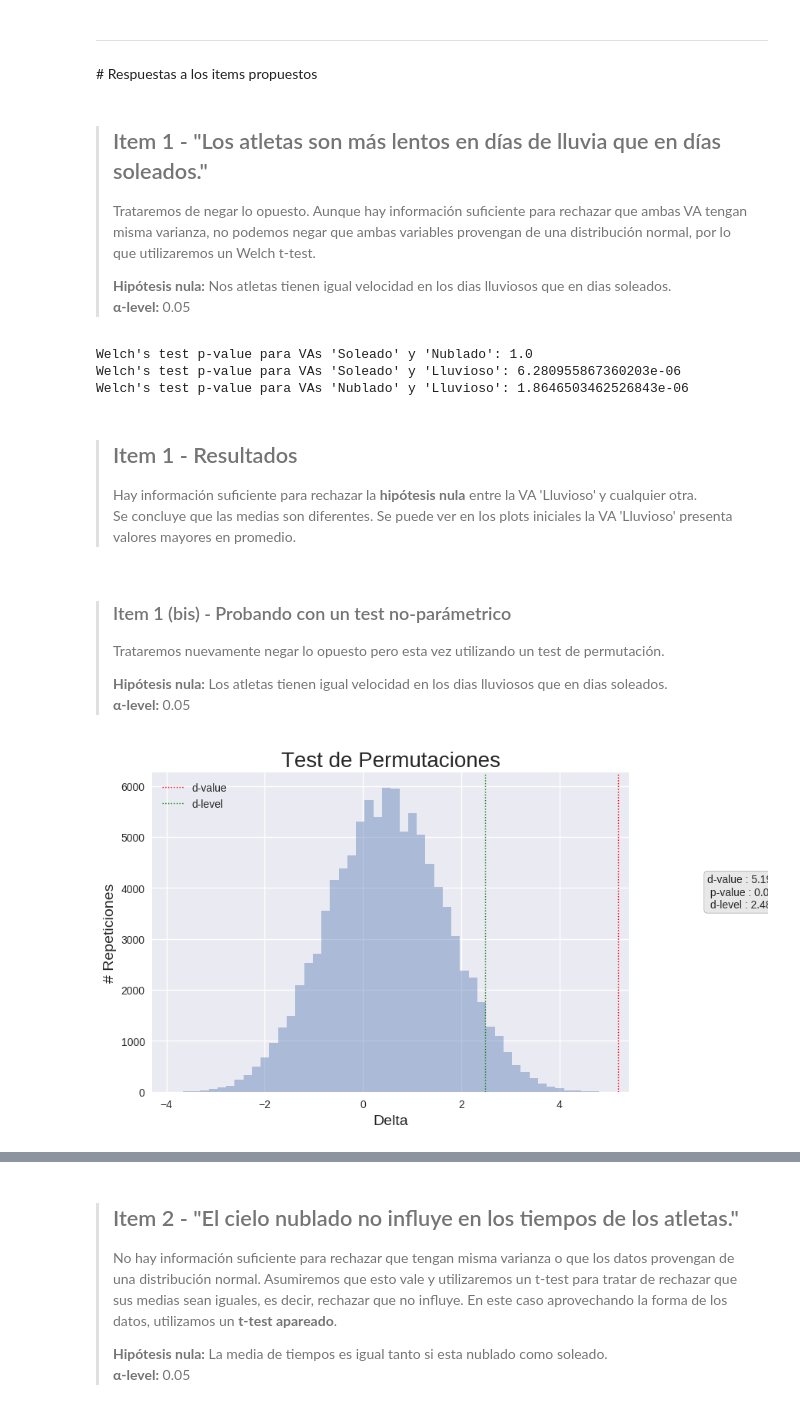
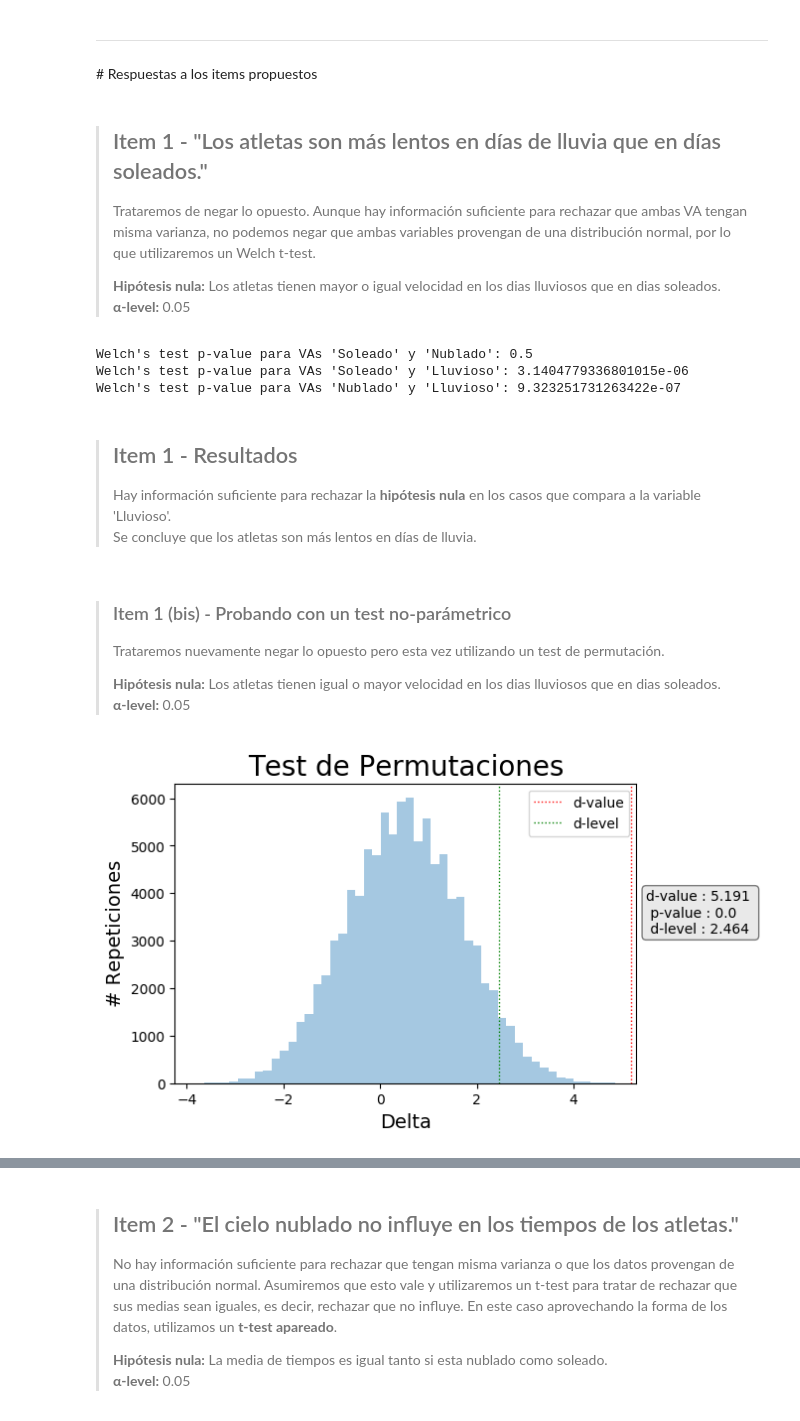
Before and after one commit to BrianBohe/DataScienceCourse, a Jupyter notebook: tp1/tp1.ipynb, the cells around one changed output, grey strips where cells are left out. Cells and saved outputs as stored; diff of their text form; code cells hidden in the pictures.

```diff
--- a/tp1/tp1.ipynb
+++ b/tp1/tp1.ipynb
@@ -188,13 +189,14 @@ Levene test p-value para VAs 'Nublado' y 'Lluvioso': 0.0019301380767628243
 <hr>
 # Respuestas a los items propuestos
 # %% [markdown]
+<a id="item1"></a>
 <blockquote>
     <h2>Item 1 - "Los atletas son más lentos en dı́as de lluvia que en dı́as soleados."</h2>
     <p>
         Trataremos de negar lo opuesto. Aunque hay información suficiente para rechazar que ambas VA tengan misma varianza, no podemos negar que ambas variables provengan de una distribución normal, por lo que utilizaremos un Welch t-test.
     </p>
     <p>
-        <b>Hipótesis nula:</b> Nos atletas tienen igual velocidad en los dias lluviosos que en dias soleados.
+        <b>Hipótesis nula:</b> Los atletas tienen mayor o igual velocidad en los dias lluviosos que en dias soleados.
         <br> <b>&alpha;-level:</b> 0.05
     </p>
 </blockquote>
@@ -204,17 +206,20 @@ Levene test p-value para VAs 'Nublado' y 'Lluvioso': 0.0019301380767628243
 for i in range(0,len(data)):
     for j in range(i+1,len(data)):
         _, p_value = stats.ttest_ind(data[i], data[j], equal_var=False)
-        print("Welch's test p-value para VAs '{}' y '{}': {}".format(my_labels[i],my_labels[j],p_value))
+        print("Welch's test p-value para VAs '{}' y '{}': {}".format(my_labels[i],my_labels[j],p_value/2))
+
+# Para convertir este test de dos colas en una sola, basta por dividir por dos.
+# Esto se verifica viendo el código de la funcion para obtener el p-value https://github.com/scipy/scipy/blob/v0.14.0/scipy/stats/stats.py#L3105-L3111
 # %% [output]
-Welch's test p-value para VAs 'Soleado' y 'Nublado': 1.0
-Welch's test p-value para VAs 'Soleado' y 'Lluvioso': 6.280955867360203e-06
-Welch's test p-value para VAs 'Nublado' y 'Lluvioso': 1.8646503462526843e-06
+Welch's test p-value para VAs 'Soleado' y 'Nublado': 0.5
+Welch's test p-value para VAs 'Soleado' y 'Lluvioso': 3.1404779336801015e-06
+Welch's test p-value para VAs 'Nublado' y 'Lluvioso': 9.323251731263422e-07
 # %% [markdown]
 <blockquote>
     <h2>Item 1 - Resultados</h2>
     <p>
-        Hay información suficiente para rechazar la <b>hipótesis nula</b> entre la VA 'Lluvioso' y cualquier otra.
-        <br> Se concluye que las medias son diferentes. Se puede ver en los plots iniciales la VA 'Lluvioso' presenta valores mayores en promedio.
+        Hay información suficiente para rechazar la <b>hipótesis nula</b> en los casos que compara a la variable 'Lluvioso'.
+        <br> Se concluye que los atletas son más lentos en días de lluvia.
     </p>
 </blockquote>
 # %% [markdown]
@@ -224,7 +229,7 @@ Welch's test p-value para VAs 'Nublado' y 'Lluvioso': 1.8646503462526843e-06
         Trataremos nuevamente negar lo opuesto pero esta vez utilizando un test de permutación.
     </p>
     <p>
-        <b>Hipótesis nula:</b> Los atletas tienen igual velocidad en los dias lluviosos que en dias soleados.
+        <b>Hipótesis nula:</b> Los atletas tienen igual o mayor velocidad en los dias lluviosos que en dias soleados.
         <br> <b>&alpha;-level:</b> 0.05
     </p>
 </blockquote>
@@ -257,35 +262,35 @@ d, e = foo(soleado, 's', lluvioso, 'l')
 
 # delta-value : la diferencia entre las medias que presenta nuestra información
 # p-value es la probabilidad de haber obtenido este delta o mayor
 
 deltas, delta_value = permutation_test(d,e)
 p_value =  deltas[deltas >= delta_value].shape[0]/deltas.shape[0]
 
 #print("Delta-value = {} | p-value = {}".format(delta_value, p_value))
 
 # Delta-level : el delta que atrapa el percentil 1-'alpha-level' de la distribución
 # Nuestro Delta-value debería caer antes de a esto para no rechazar H0
 delta_level = np.percentile(deltas, 95)
 
 fig = plt.figure(dpi=100)
 plt.axes().set_title('Test de Permutaciones', fontsize=20)
 plt.axes().set_xlabel('Delta', fontsize=14)
 plt.axes().set_ylabel('# Repeticiones', fontsize=14)
 
 sns.distplot(deltas, norm_hist=False, kde=False)
 plt.axvline(x=delta_value, linewidth=1, color='red', linestyle="dotted", label="d-value")
 plt.axvline(x=delta_level, linewidth=1, color='g', linestyle="dotted", label="d-level")
 
 plt.legend()
 
 #Cuadro para printear valores
 textstr = "d-value : {} \n p-value : {} \n d-level : {}".format(round(delta_value,3),round(p_value,3),round(delta_level,3))
 props = dict(boxstyle='round', facecolor='lightgrey', alpha=0.5)
-plt.axes().text(1.05, 0.5, textstr, transform=ax1.transAxes, fontsize=10,verticalalignment='center', bbox=props)
+plt.axes().text(0.97, 0.5, textstr, transform=ax1.transAxes, fontsize=10,verticalalignment='center', bbox=props)
 
 plt.show()
 # %% [output]
-[figure, old version]
+[figure, new version]
 # %% [markdown]
 <blockquote>
     <h3>Item 1 (bis) - Resultados</h3>
```
Also changed, not shown: parts of 20 cells of this notebook.
